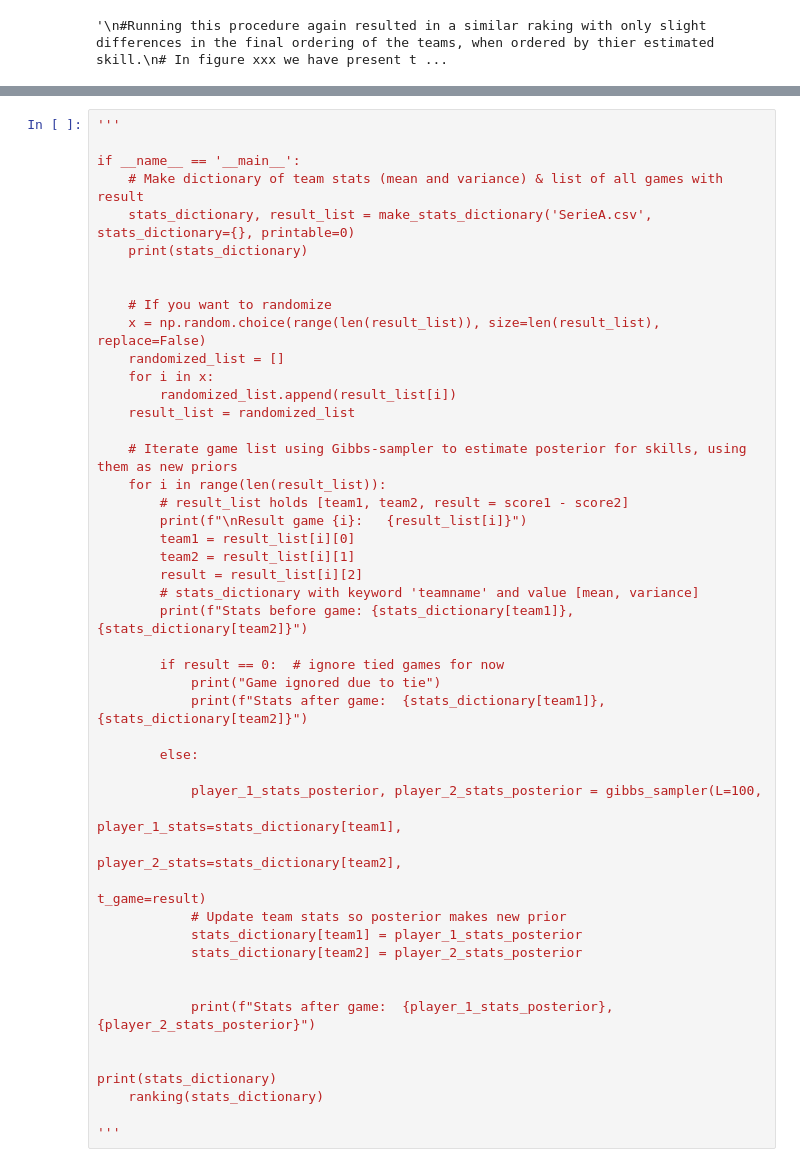
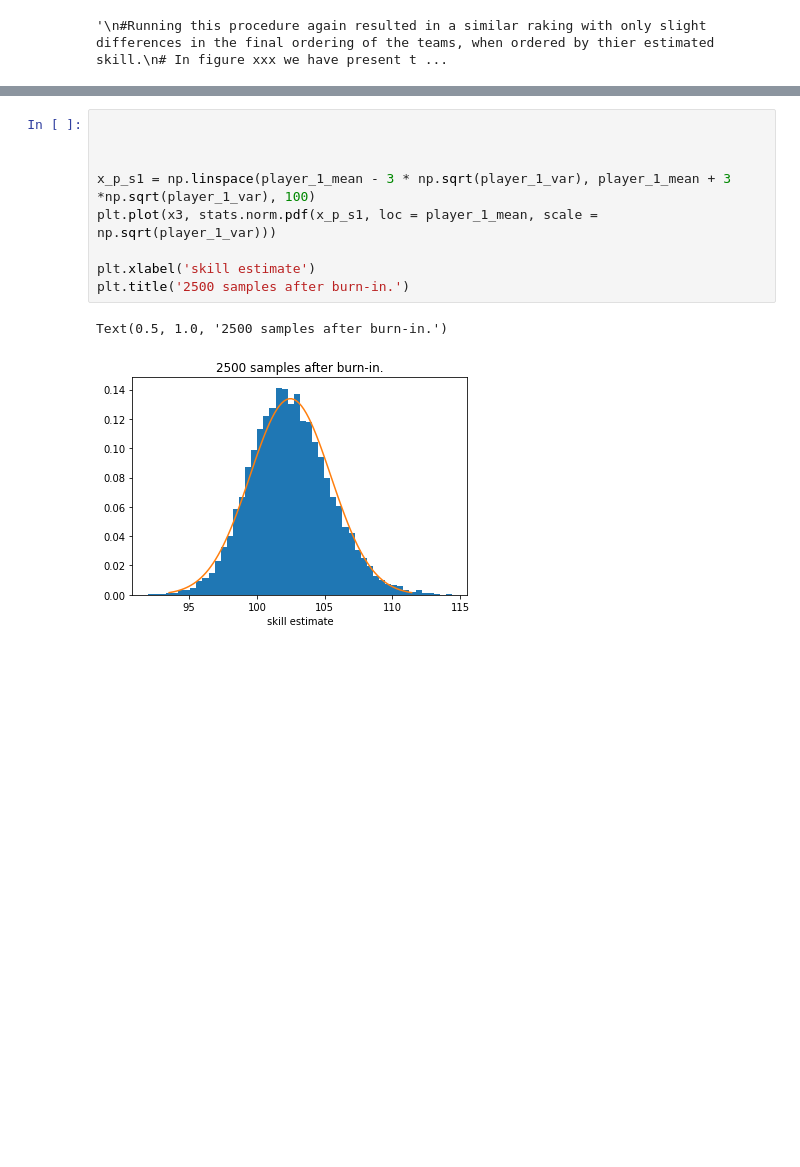
Before and after one commit to MohammedAlJaff/adv_prob_ml_mini_project_2020, a Jupyter notebook: MiniP Q4-5-6.ipynb, the cells around one changed output, grey strips where cells are left out. Saved outputs shown, nothing was run; the diff lists cells and outputs as text; blank space fills up the shorter version.

```diff
--- a/MiniP Q4-5-6.ipynb
+++ b/MiniP Q4-5-6.ipynb
@@ -465,48 +469,12 @@ plt.legend({'asd', 'sdsfsd', 'asuhh '})
-# %%
-'''
-
-if __name__ == '__main__':
-    # Make dictionary of team stats (mean and variance) & list of all games with result
-    stats_dictionary, result_list = make_stats_dictionary('SerieA.csv', stats_dictionary={}, printable=0)
-    print(stats_dictionary)
-
-
-    # If you want to randomize
-    x = np.random.choice(range(len(result_list)), size=len(result_list), replace=False)
-    randomized_list = []
-    for i in x:
-        randomized_list.append(result_list[i])
-    result_list = randomized_list
-
-    # Iterate game list using Gibbs-sampler to estimate posterior for skills, using them as new priors
-    for i in range(len(result_list)):
-        # result_list holds [team1, team2, result = score1 - score2]
-        print(f"\nResult game {i}:   {result_list[i]}")
-        team1 = result_list[i][0]
-        team2 = result_list[i][1]
-        result = result_list[i][2]
-        # stats_dictionary with keyword 'teamname' and value [mean, variance]
-        print(f"Stats before game: {stats_dictionary[team1]}, {stats_dictionary[team2]}")
-
-        if result == 0:  # ignore tied games for now
-            print("Game ignored due to tie")
-            print(f"Stats after game:  {stats_dictionary[team1]}, {stats_dictionary[team2]}")
-
-        else:
-
-            player_1_stats_posterior, player_2_stats_posterior = gibbs_sampler(L=100,
-                                                                               player_1_stats=stats_dictionary[team1],
-                                                                               player_2_stats=stats_dictionary[team2],
-                                                                               t_game=result)
-            # Update team stats so posterior makes new prior
-            stats_dictionary[team1] = player_1_stats_posterior
-            stats_dictionary[team2] = player_2_stats_posterior
-
-
-            print(f"Stats after game:  {player_1_stats_posterior}, {player_2_stats_posterior}")
-
-
-print(stats_dictionary)
-    ranking(stats_dictionary)
-
-'''
+# %%
+
+
+
+x_p_s1 = np.linspace(player_1_mean - 3 * np.sqrt(player_1_var), player_1_mean + 3 *np.sqrt(player_1_var), 100)
+plt.plot(x3, stats.norm.pdf(x_p_s1, loc = player_1_mean, scale = np.sqrt(player_1_var)))
+
+plt.xlabel('skill estimate')
+plt.title('2500 samples after burn-in.')
+# %% [output]
+Text(0.5, 1.0, '2500 samples after burn-in.')
+[figure, added]
```
Also changed, not shown: parts of 12 cells of this notebook, 8 other files.
